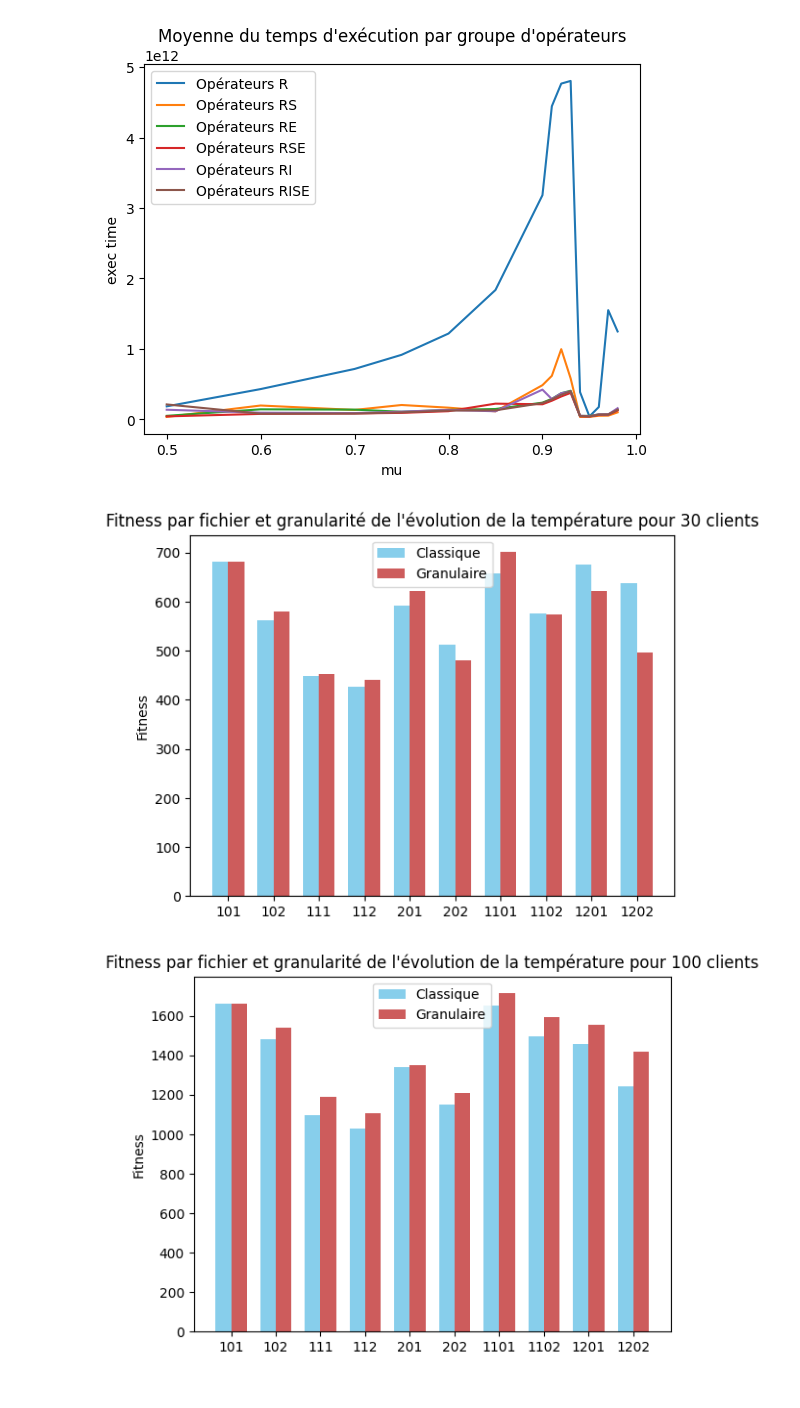
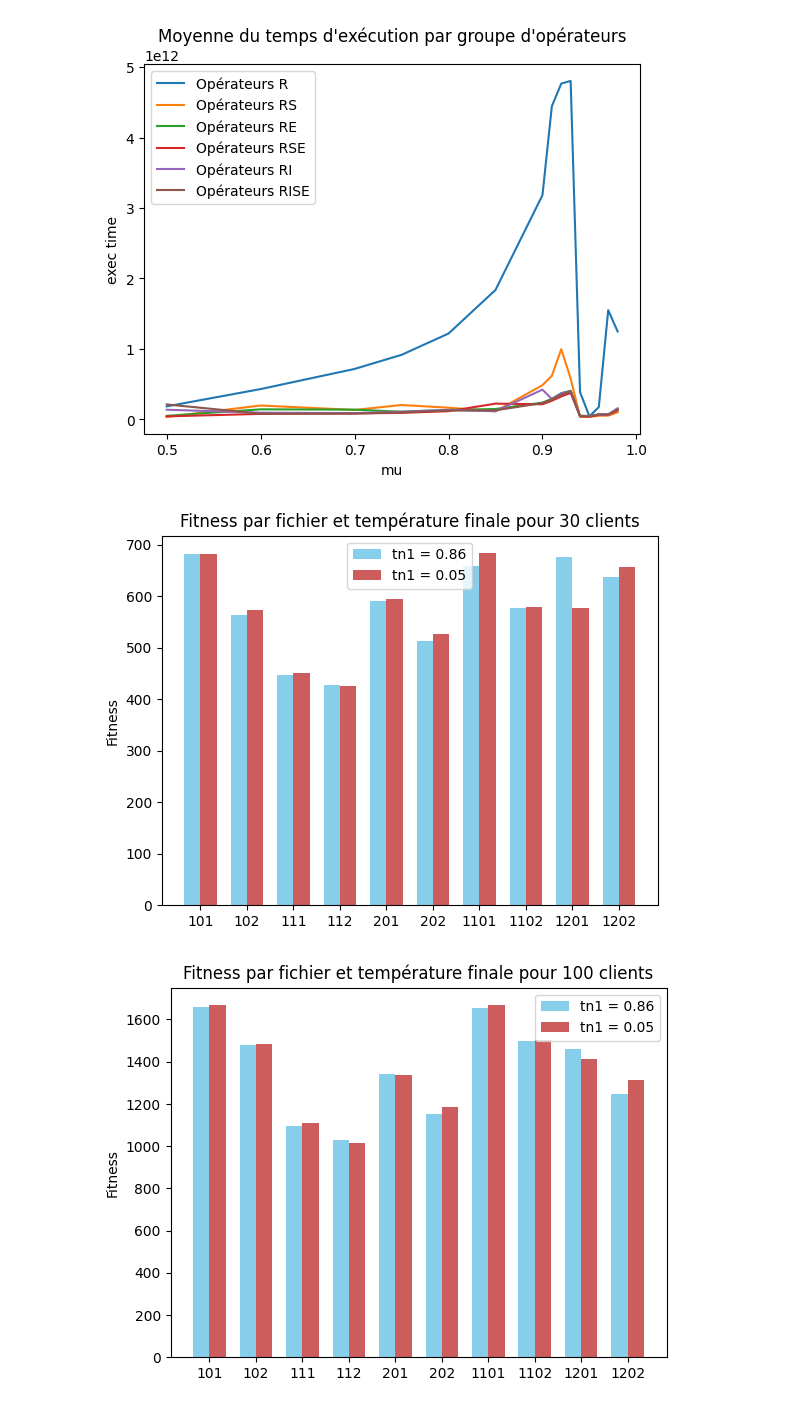
Before and after one commit to NicolasGuruphat/VRPTW, a Jupyter notebook: analysis.ipynb, the cells around one changed output. Cells and saved outputs as stored; diff of their text form; code cells hidden in the pictures.

```diff
--- a/analysis.ipynb
+++ b/analysis.ipynb
@@ -668,29 +668,26 @@ labels = [
 ]
 
 fitness_classic_30 = [ 682.0534548509409, 562.489530446921 , 447.8438852063749 , 426.61303409117215 , 591.2809920884785 , 512.0894746685451 , 657.8911032719449 , 576.4275152029046 , 676.1370847001465 , 637.2148409803067 ]
-fitness_gran_30 = [
-    #########################################################################
-    682.0534548509409,
-    #########################################################################
-    579.1682886050207, 451.82832821498096, 441.4476718223691, 622.6834651144488, 480.4077196541458,  701.0956065230552, 573.8728833680765, 622.6081081351927, 496.27859275687734
-]
+# fitness_gran_30 = [ 682.073219688778, 579.1682886050207, 451.82832821498096, 441.4476718223691, 622.6834651144488, 480.4077196541458,  701.0956065230552, 573.8728833680765, 622.6081081351927, 496.27859275687734 ]
+fitness_005_30 = [ 682.073219688778, 573.7664401623657, 450.60963914983694, 426.34427660921267, 594.3825794807947, 525.5434326344728, 683.1265282144761, 578.4583302219517, 577.7972558603449, 656.0860524616262 ]
 fitness_classic_100 = [ 1660.761803803932, 1480.0127288033807 , 1095.1646970808329 , 1029.4272261284739 , 1341.800344504427 , 1151.0044957741725 , 1652.9365326292343 , 1498.1078117170505 , 1457.987890701932 , 1244.7769345543302 ]
-fitness_gran_100 = [
-    #########################################################################
-    1660.761803803932 ,
-    #########################################################################
-    1537.8077115216597, 1188.1487405562862, 1104.1934869377642, 1351.1829052383423, 1207.775931387951, 1713.7073222365448, 1592.6255555652515, 1556.7237312852642, 1418.0088942367152
-]
+# fitness_gran_100 = [ 1717.363190016748, 1537.8077115216597, 1188.1487405562862, 1104.1934869377642, 1351.1829052383423, 1207.775931387951, 1713.7073222365448, 1592.6255555652515, 1556.7237312852642, 1418.0088942367152 ]
+fitness_005_100 = [ 1666.987814294859, 1482.6088616297122, 1109.070489115205, 1015.885793283174, 1335.4665158165376, 1184.2338397629942, 1667.3132763650615, 1505.0267455941673, 1412.1664799767177, 1313.3785291865483 ]
 
 ind = np.arange(len(fitness_classic_30))  # the x locations for the groups
 width = 0.35
 fig, ax = plt.subplots()
 rects1 = ax.bar(ind - width/2, fitness_classic_30, width,
-                color='SkyBlue', label='Classique')
-rects2 = ax.bar(ind + width/2, fitness_gran_30, width,
-                color='IndianRed', label='Granulaire')
+                color='SkyBlue', label='tn1 = 0.86')
+# rects1 = ax.bar(ind - width/2, fitness_classic_30, width,
+#                 color='SkyBlue', label='Classique')
+rects2 = ax.bar(ind + width/2, fitness_005_30, width,
+                color='IndianRed', label='tn1 = 0.05')
+# rects2 = ax.bar(ind + width/2, fitness_gran_30, width,
+#                 color='IndianRed', label='Granulaire')
 ax.set_ylabel('Fitness')
-ax.set_title('Fitness par fichier et granularité de l\'évolution de la température pour 30 clients')
+ax.set_title('Fitness par fichier et température finale pour 30 clients')
+# ax.set_title('Fitness par fichier et granularité de l\'évolution de la température pour 30 clients')
 ax.set_xticks(ind)
 ax.set_xticklabels(labels)
 ax.legend()
@@ -702,36 +699,41 @@ def autolabel(rects, xpos='center'):
 
     *xpos* indicates which side to place the text w.r.t. the center of
     the bar. It can be one of the following {'center', 'right', 'left'}.
     """
 
     xpos = xpos.lower()  # normalize the case of the parameter
     ha = {'center': 'center', 'right': 'left', 'left': 'right'}
     offset = {'center': 0.5, 'right': 0.57, 'left': 0.43}  # x_txt = x + w*off
 
     for rect in rects:
         height = rect.get_height()
         ax.text(rect.get_x() + rect.get_width()*offset[xpos], 1.01*height,
                 '{}'.format(height), ha=ha[xpos], va='bottom')
 
 # autolabel(rects1, "left")
 # autolabel(rects2, "right")
 
 plt.show()
 
 ind = np.arange(len(fitness_classic_100))  # the x locations for the groups
 width = 0.35
 fig, ax = plt.subplots()
+# rects1 = ax.bar(ind - width/2, fitness_classic_100, width,
+#                 color='SkyBlue', label='Classique')
 rects1 = ax.bar(ind - width/2, fitness_classic_100, width,
-                color='SkyBlue', label='Classique')
-rects2 = ax.bar(ind + width/2, fitness_gran_100, width,
-                color='IndianRed', label='Granulaire')
+                color='SkyBlue', label='tn1 = 0.86')
+# rects2 = ax.bar(ind + width/2, fitness_gran_100, width,
+#                 color='IndianRed', label='Granulaire')
+rects2 = ax.bar(ind + width/2, fitness_005_100, width,
+                color='IndianRed', label='tn1 = 0.05')
 ax.set_ylabel('Fitness')
-ax.set_title('Fitness par fichier et granularité de l\'évolution de la température pour 100 clients')
+# ax.set_title('Fitness par fichier et granularité de l\'évolution de la température pour 100 clients')
+ax.set_title('Fitness par fichier et température finale pour 100 clients')
 ax.set_xticks(ind)
 ax.set_xticklabels(labels)
 ax.legend()
 
 plt.show()
 # %% [output]
-[figure, old version]
+[figure, new version]
-[figure, old version]
+[figure, new version]
```
Also changed, not shown: parts of 1 cell of this notebook, 53 other files.
